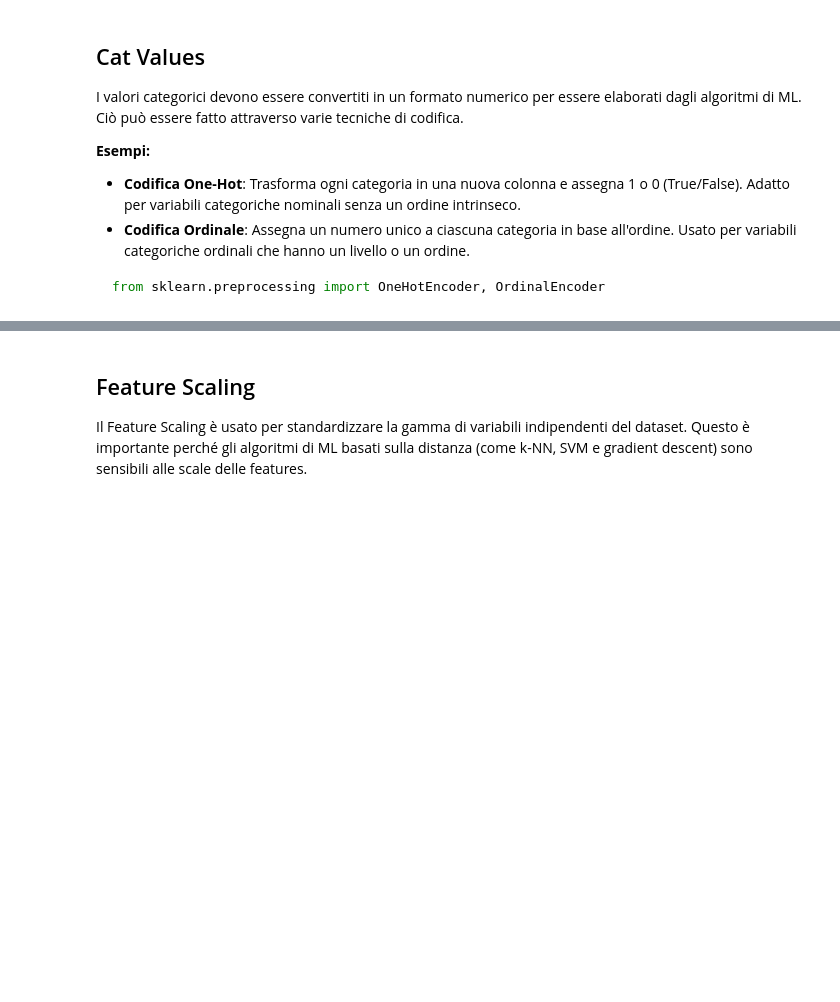
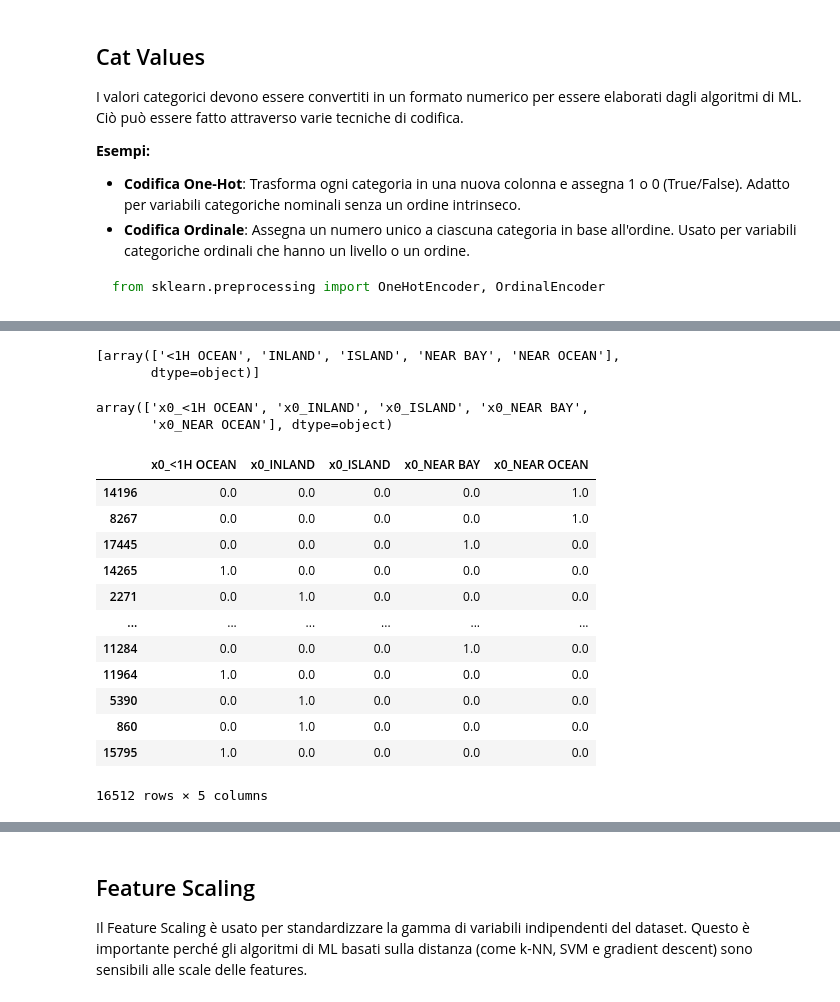
Before and after one commit to Svved/ITS_FirstProject, a Jupyter notebook: Esercizi/CaliforniaHousing.ipynb, the cells around one changed output, grey strips where cells are left out. Cells and saved outputs as stored; diff of their text form; code cells hidden in the pictures; blank space fills up the shorter version.

```diff
--- a/Esercizi/CaliforniaHousing.ipynb
+++ b/Esercizi/CaliforniaHousing.ipynb
@@ -584,0 +638,7 @@ from sklearn.preprocessing import OneHotEncoder, OrdinalEncoder
+# %%
+cat_housing = housing.ocean_proximity.array.reshape(-1,1)
+
+one_hot_encoder = OneHotEncoder(sparse_output= False)
+cat_housing = one_hot_encoder.fit_transform(cat_housing)
+
+cat_housing
@@ -584,0 +653,27 @@ from sklearn.preprocessing import OneHotEncoder, OrdinalEncoder
+# %%
+one_hot_encoder.categories_
+# %% [output]
+[array(['<1H OCEAN', 'INLAND', 'ISLAND', 'NEAR BAY', 'NEAR OCEAN'],
+       dtype=object)]
+# %%
+one_hot_encoder.get_feature_names_out()
+# %% [output]
+array(['x0_<1H OCEAN', 'x0_INLAND', 'x0_ISLAND', 'x0_NEAR BAY',
+       'x0_NEAR OCEAN'], dtype=object)
+# %%
+cat_housing_df = pd.DataFrame(cat_housing, columns=[one_hot_encoder.get_feature_names_out()], index= housing.index)
+cat_housing_df
+# %% [output]
+|  | x0_<1H OCEAN | x0_INLAND | x0_ISLAND | x0_NEAR BAY | x0_NEAR OCEAN |
+| 14196 | 0.0 | 0.0 | 0.0 | 0.0 | 1.0 |
+| 8267 | 0.0 | 0.0 | 0.0 | 0.0 | 1.0 |
+| 17445 | 0.0 | 0.0 | 0.0 | 1.0 | 0.0 |
+| 14265 | 1.0 | 0.0 | 0.0 | 0.0 | 0.0 |
+| 2271 | 0.0 | 1.0 | 0.0 | 0.0 | 0.0 |
+| ... | ... | ... | ... | ... | ... |
+| 11284 | 0.0 | 0.0 | 0.0 | 1.0 | 0.0 |
+| 11964 | 1.0 | 0.0 | 0.0 | 0.0 | 0.0 |
+| 5390 | 0.0 | 1.0 | 0.0 | 0.0 | 0.0 |
+| 860 | 0.0 | 1.0 | 0.0 | 0.0 | 0.0 |
+| 15795 | 1.0 | 0.0 | 0.0 | 0.0 | 0.0 |
+16512 rows × 5 columns
```
Also changed, not shown: parts of 16 cells of this notebook.
